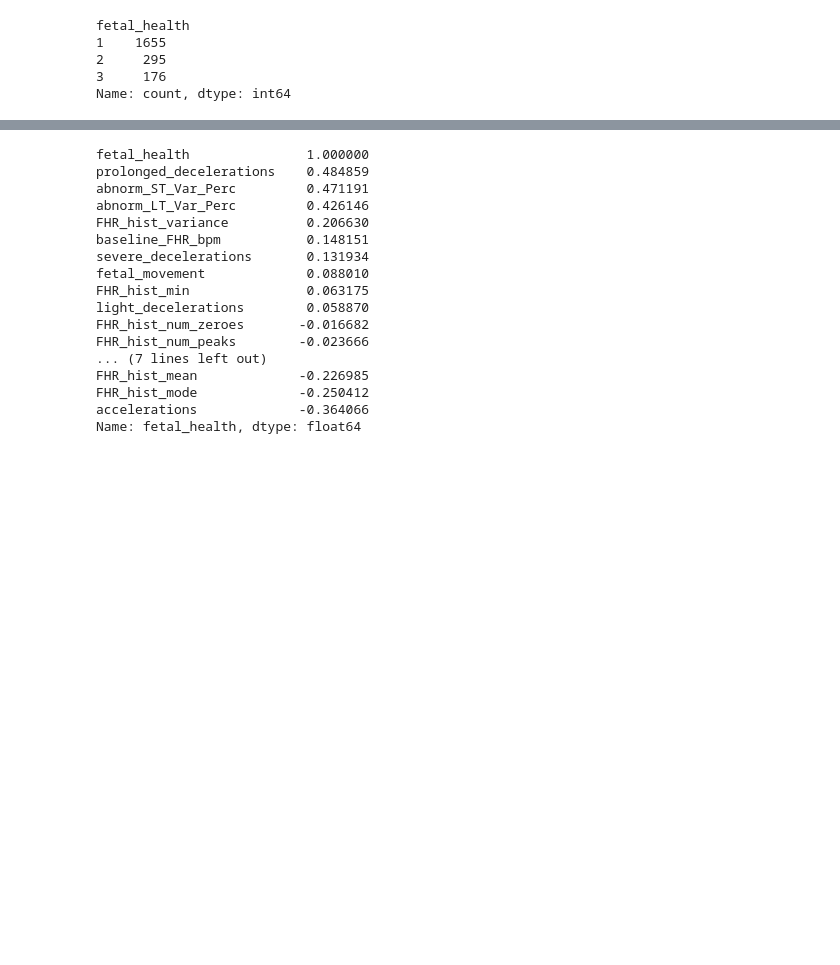
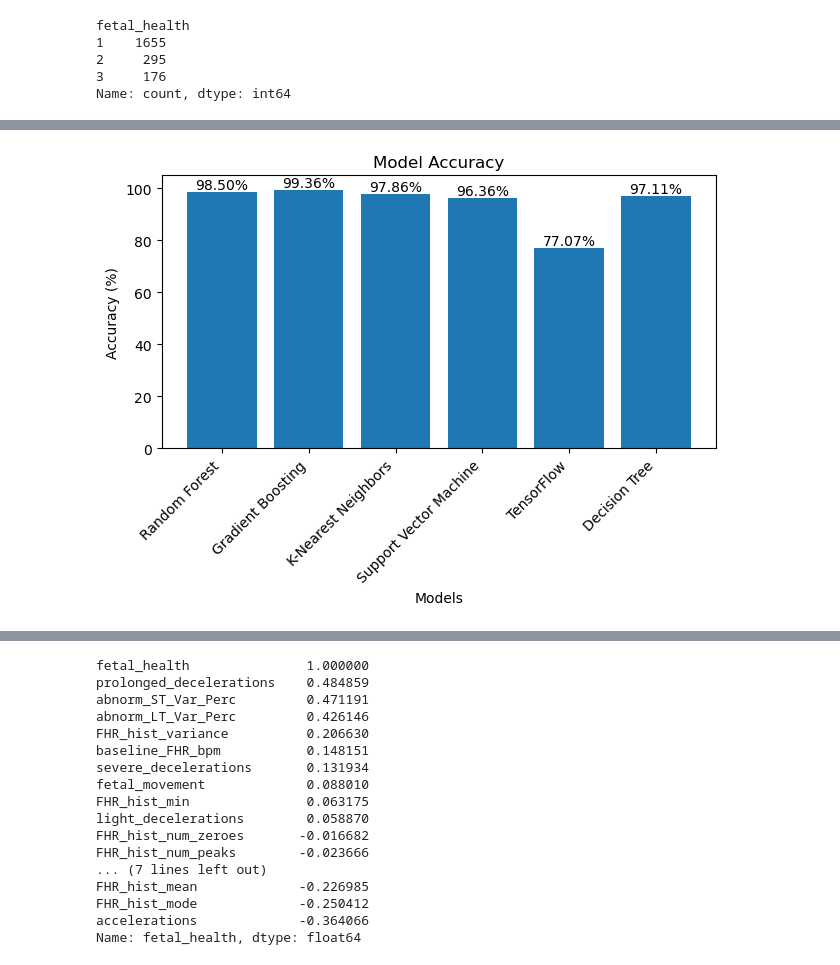
Before and after one commit to imnana18/group10-final-project, a Jupyter notebook: notebook/fetal_health_analysis.ipynb, the cells around one changed output, grey strips where cells are left out. Cells and saved outputs as stored; diff of their text form; code cells hidden in the pictures; blank space fills up the shorter version.

```diff
--- a/notebook/fetal_health_analysis.ipynb
+++ b/notebook/fetal_health_analysis.ipynb
@@ -47,3 +78,46 @@ Name: count, dtype: int64
+# %%
+import matplotlib.pyplot as plt
+import numpy as np
+
+# Data
+models = ["Random Forest", "Gradient Boosting", "K-Nearest Neighbors", "Support Vector Machine", "TensorFlow", "Decision Tree"]
+accuracy = [0.985011, 0.993576, 0.978587, 0.963597, 0.770677, 0.971092]
+
+# Convert accuracy values to percentages
+accuracy_percentage = [acc * 100 for acc in accuracy]
+
+# Plotting the bar chart
+#plt.figure(figsize=(5,5))
+bars = plt.bar(np.arange(len(models)), accuracy_percentage)
+
+# Adding accuracy values at the top of each bar
+for i, acc in enumerate(accuracy_percentage):
+    plt.text(i, acc, f"{acc:.2f}%", ha='center', va='bottom')
+
+# Adding title and labels
+plt.title("Model Accuracy")
+plt.xlabel("Models")
+plt.ylabel("Accuracy (%)")
+
+# Customize y-axis to show percentages from 0 to 100
+plt.ylim(0,105,2)
+
+# Customize x-axis ticks and labels
+plt.xticks(np.arange(len(models)), models, rotation=45, ha='right')
+
+# Display the plot
+plt.tight_layout()
+
+
+
+
+
+
+
+plt.savefig("../Images/scores")
+plt.show()
+# %% [output]
+[figure, added]
 # %%
 fetal_df.corr()
 # %% [output]
```
Also changed, not shown: parts of 13 cells of this notebook, 24 other files.
